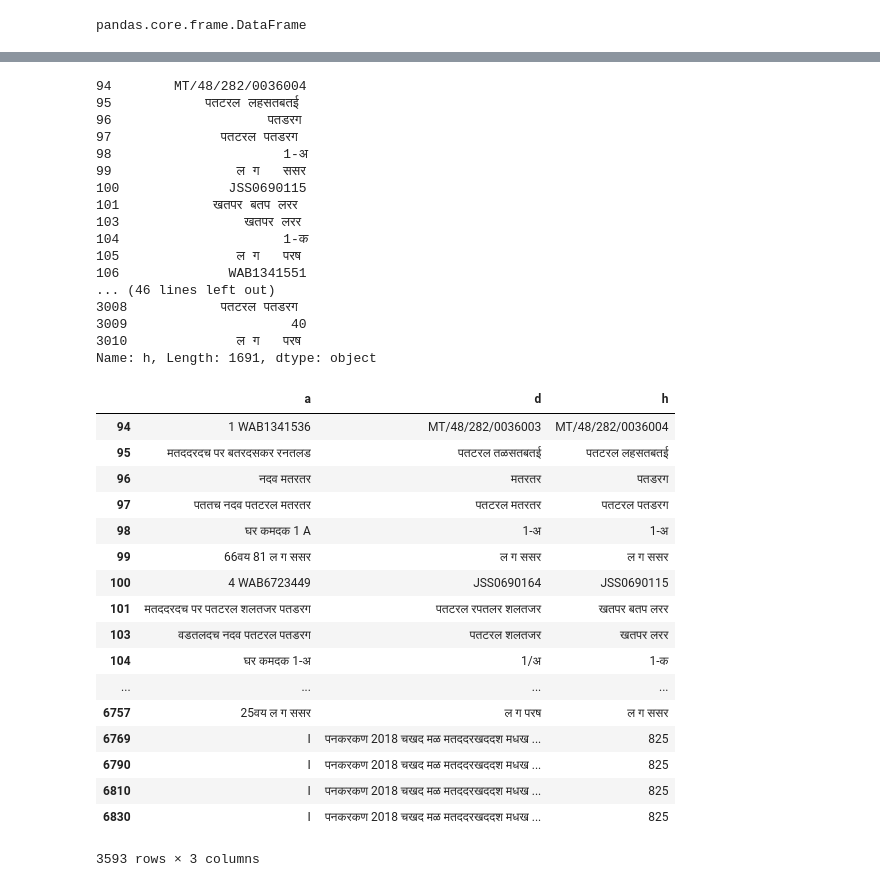
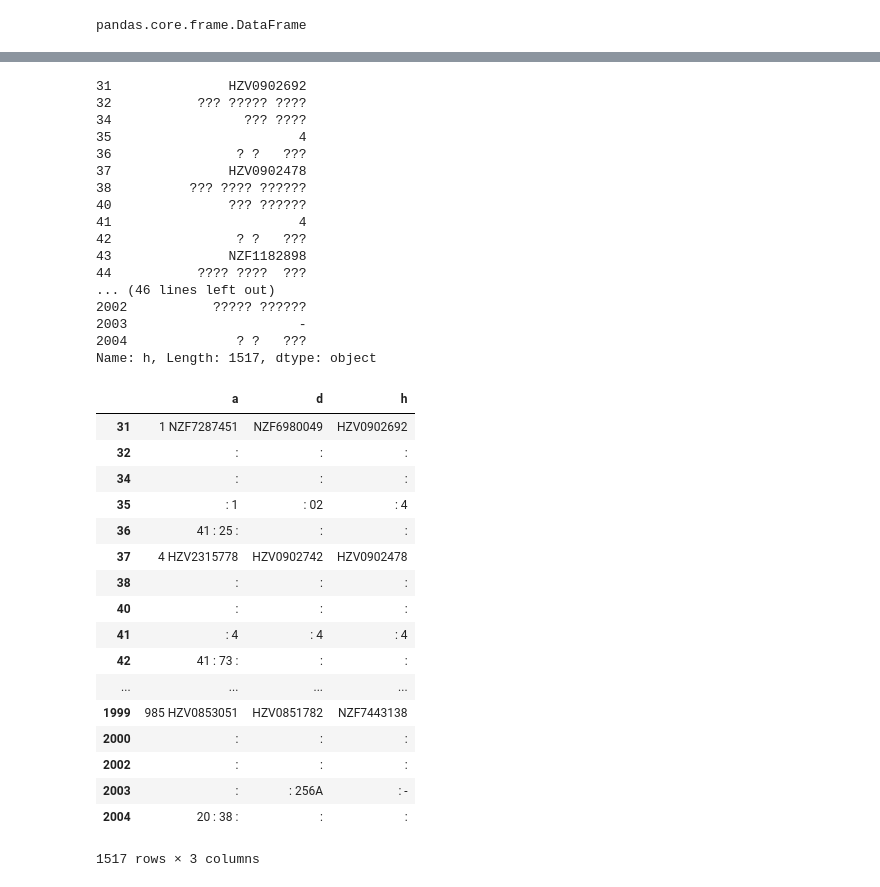
Before and after one commit to shrukerkar/PDF2CSVConversion, a Jupyter notebook: Process_Csv_file.ipynb, the cells around one changed output, grey strips where cells are left out. Drawn from its saved outputs; the diff is of its cells as text; code cells hidden in the pictures.

```diff
--- a/Process_Csv_file.ipynb
+++ b/Process_Csv_file.ipynb
@@ -2,7 +2,7 @@
 import pandas as pd
 # %%
 colnames=['a','b','c','d','e','f','g','h','i']
-a_file = pd.read_csv('C:/Users/shruti.kerkar/Downloads/272_RADHANAGARI_Csv/tabula-RADHANAGARI1.csv',encoding='utf-8',names=colnames,header=None)
-a_file.head(100)
+a_file = pd.read_csv('C:/Users/shruti.kerkar/Desktop/KAGAL15.csv',encoding='utf-8',names=colnames,header=None)
+a_file.head(50)
 # %% [output]
 |  | a | b | c | d | e | f | g | h | i |
@@ -109,47 +107,47 @@ Name: d, Length: 1691, dtype: object
 new_h=df_no_missing.h.str.replace(':','')
 new_h.head(1691)
 # %% [output]
-94        MT/48/282/0036004
-95            पतटरल लहसतबतई
-96                    पतडरग
-97              पतटरल पतडरग
-98                      1-अ
-99                ल ग   ससर
-100              JSS0690115
-101            खतपर बतप लरर
-103                खतपर लरर
-104                     1-क
-105               ल ग   परष
-106              WAB1341551
+31               HZV0902692
+32           ??? ????? ????
+34                 ??? ????
+35                        4
+36                ? ?   ???
+37               HZV0902478
+38          ??? ???? ??????
+40               ??? ??????
+41                        4
+42                ? ?   ???
+43               NZF1182898
+44           ???? ????  ???
 ... (46 lines left out)
-3008            पतटरल पतडरग
-3009                     40
-3010              ल ग   परष
-Name: h, Length: 1691, dtype: object
+2002           ????? ??????
+2003                      -
+2004              ? ?   ???
+Name: h, Length: 1517, dtype: object
 # %%
 #pd.Series(['a','d','h']).str.replace(':','',regex=False)
 #df_no_missing[0:3] = df_no_missing[0:3].str.replace(':','')
 #df_no_missing[0:3].replace(':','',regex=True)
 #df_no_missing[0:3].head()
 #df_no_missing[0:3] = df_no_missing[0:3].str.replace(':','')
-df_no_missing = df_no_missing.applymap(lambda x: x.replace(':', ''))
+df_no_missing = df_no_missing.applymap(lambda x: x.replace('?', ''))
 df_no_missing
 # %% [output]
 |  | a | d | h |
-| 94 | 1 WAB1341536 | MT/48/282/0036003 | MT/48/282/0036004 |
-| 95 | मतददरदच पर बतरदसकर रनतलड | पतटरल तळसतबतई | पतटरल लहसतबतई |
-| 96 | नदव मतरतर | मतरतर | पतडरग |
-| 97 | पततच नदव पतटरल मतरतर | पतटरल मतरतर | पतटरल पतडरग |
-| 98 | घर कमदक 1 A | 1-अ | 1-अ |
-| 99 | 66वय 81 ल ग ससर | ल ग ससर | ल ग ससर |
-| 100 | 4 WAB6723449 | JSS0690164 | JSS0690115 |
-| 101 | मतददरदच पर पतटरल शलतजर पतडरग | पतटरल रपतलर शलतजर | खतपर बतप लरर |
-| 103 | वडतलदच नदव पतटरल पतडरग | पतटरल शलतजर | खतपर लरर |
-| 104 | घर कमदक 1-अ | 1/अ | 1-क |
+| 31 | 1 NZF7287451 | NZF6980049 | HZV0902692 |
+| 32 | : | : | : |
+| 34 | : | : | : |
+| 35 | : 1 | : 02 | : 4 |
+| 36 | 41 : 25 : | : | : |
+| 37 | 4 HZV2315778 | HZV0902742 | HZV0902478 |
+| 38 | : | : | : |
+| 40 | : | : | : |
+| 41 | : 4 | : 4 | : 4 |
+| 42 | 41 : 73 : | : | : |
 | ... | ... | ... | ... |
-| 6757 | 25वय ल ग ससर | ल ग परष | ल ग ससर |
-| 6769 | I | पनकरकण 2018 चखद मळ मतददरखददश मधख ... | 825 |
-| 6790 | I | पनकरकण 2018 चखद मळ मतददरखददश मधख ... | 825 |
-| 6810 | I | पनकरकण 2018 चखद मळ मतददरखददश मधख ... | 825 |
-| 6830 | I | पनकरकण 2018 चखद मळ मतददरखददश मधख ... | 825 |
+| 1999 | 985 HZV0853051 | HZV0851782 | NZF7443138 |
+| 2000 | : | : | : |
+| 2002 | : | : | : |
+| 2003 | : | : 256A | : - |
+| 2004 | 20 : 38 : | : | : |
-3593 rows × 3 columns
+1517 rows × 3 columns
```
Also changed, not shown: parts of 7 cells of this notebook.
